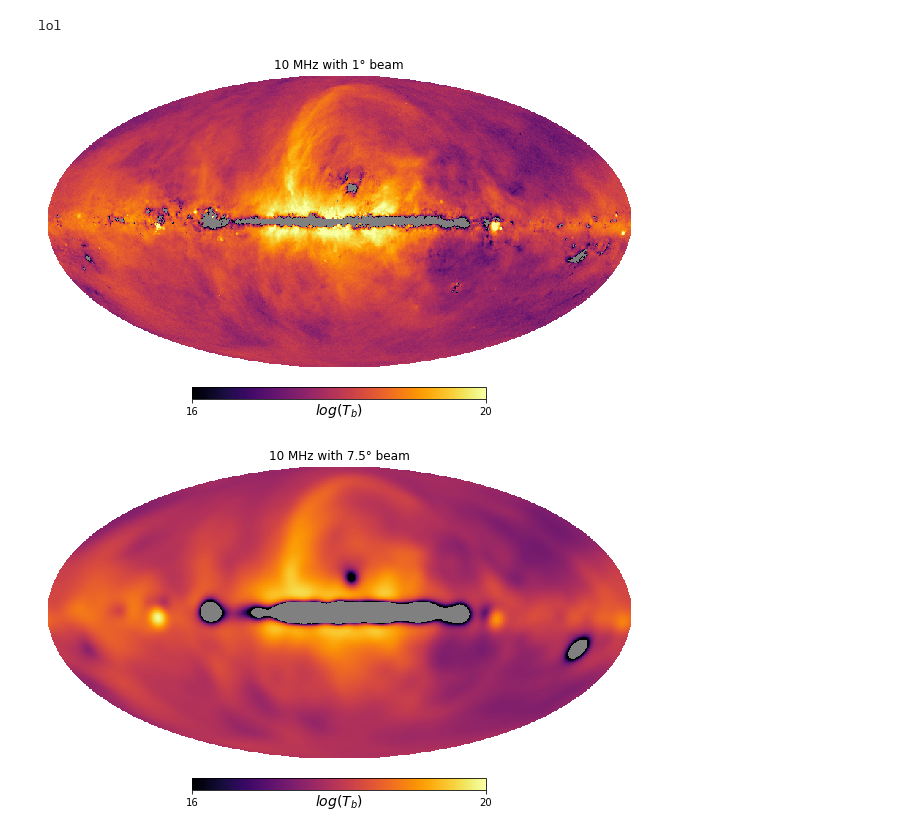
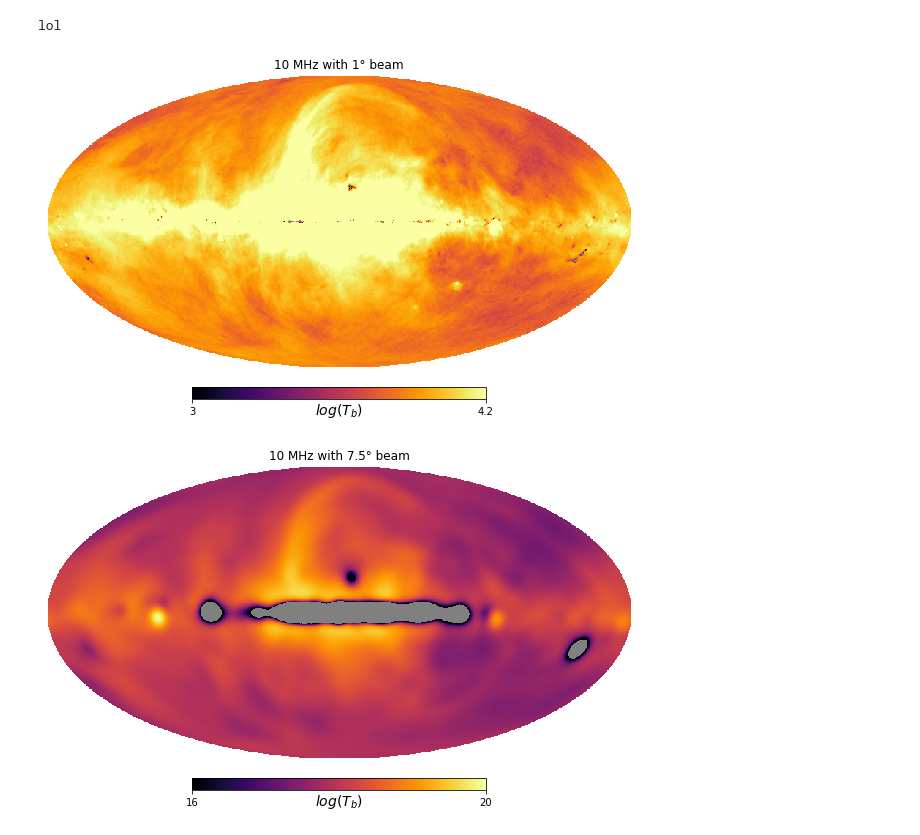
Before and after one commit to mohanagr/braindump, a Jupyter notebook: pyGSM.ipynb, the cells around one changed output. Cells and saved outputs as stored; diff of their text form; code cells hidden in the pictures.

```diff
--- a/pyGSM.ipynb
+++ b/pyGSM.ipynb
@@ -12,11 +12,11 @@ test(satname='lol')
 lol
 # %%
 gsm_2016 = GlobalSkyModel2016(freq_unit='MHz',resolution='hi',data_unit='TRJ')
-map1 = gsm_2016.generate(10)
+map1 = gsm_2016.generate(40)
 # %%
-hp.mollview(np.log2(map1),min=16,max=20,title="10 MHz with 1° beam",unit=r'$log(T_b)$',cmap='inferno')
+hp.mollview(np.log10(map1),min=3,max=4.2,title="10 MHz with 1° beam",unit=r'$log(T_b)$',cmap='inferno')
 # %% [output]
-[figure, old version]
+[figure, new version]
 # %%
 map2=hp.sphtfunc.smoothing(map1,fwhm=7.46*np.pi/180)
 # %%
```
Also changed, not shown: parts of 3 cells of this notebook, 2 other files.
